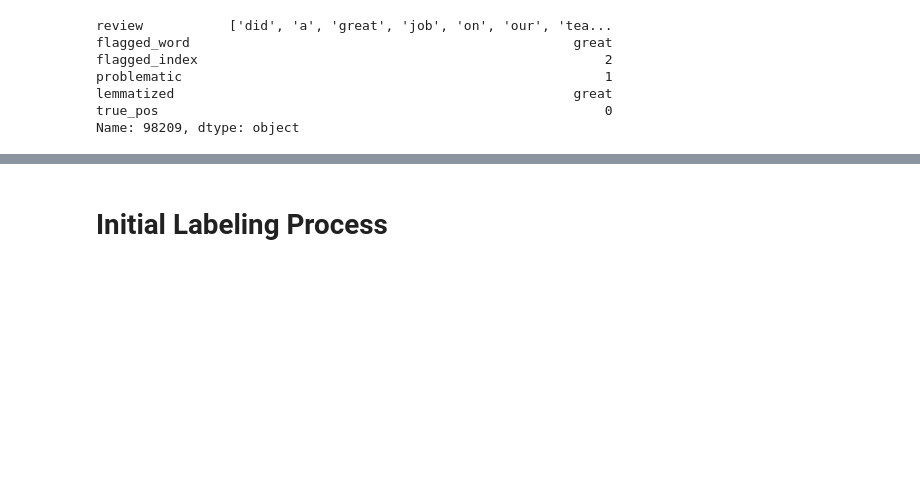
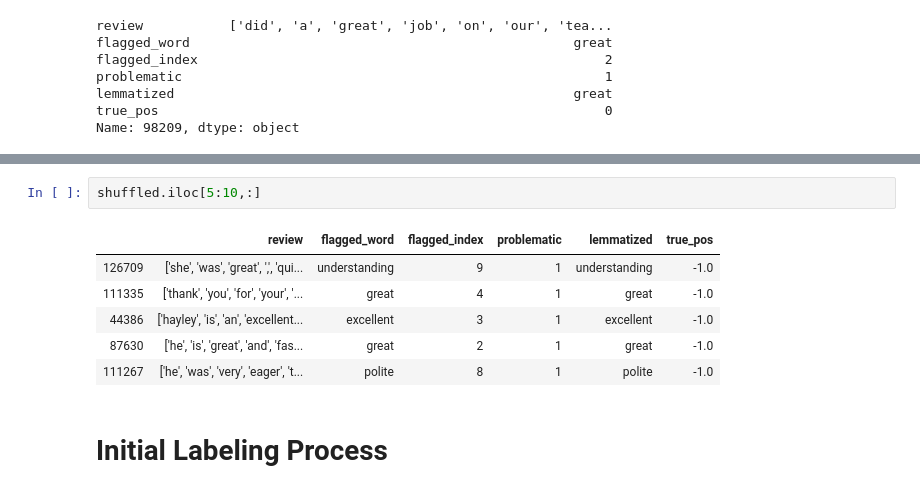
Before and after one commit to elliotgsilva/BiasedLanguageDetection, a Jupyter notebook: label_data_samples.ipynb, the cells around one changed output, grey strips where cells are left out. Cells and saved outputs as stored; diff of their text form; blank space fills up the shorter version.

```diff
--- a/label_data_samples.ipynb
+++ b/label_data_samples.ipynb
@@ -86,3 +148,12 @@ Name: 98209, dtype: object
+# %%
+shuffled.iloc[5:10,:]
+# %% [output]
+|  | review | flagged_word | flagged_index | problematic | lemmatized | true_pos |
+| 126709 | ['she', 'was', 'great', ',', 'qui... | understanding | 9 | 1 | understanding | -1.0 |
+| 111335 | ['thank', 'you', 'for', 'your', '... | great | 4 | 1 | great | -1.0 |
+| 44386 | ['hayley', 'is', 'an', 'excellent... | excellent | 3 | 1 | excellent | -1.0 |
+| 87630 | ['he', 'is', 'great', 'and', 'fas... | great | 2 | 1 | great | -1.0 |
+| 111267 | ['he', 'was', 'very', 'eager', 't... | polite | 8 | 1 | polite | -1.0 |
 # %% [markdown]
 # Initial Labeling Process
 # %%
```
Also changed, not shown: parts of 9 cells of this notebook, 2 other files.
